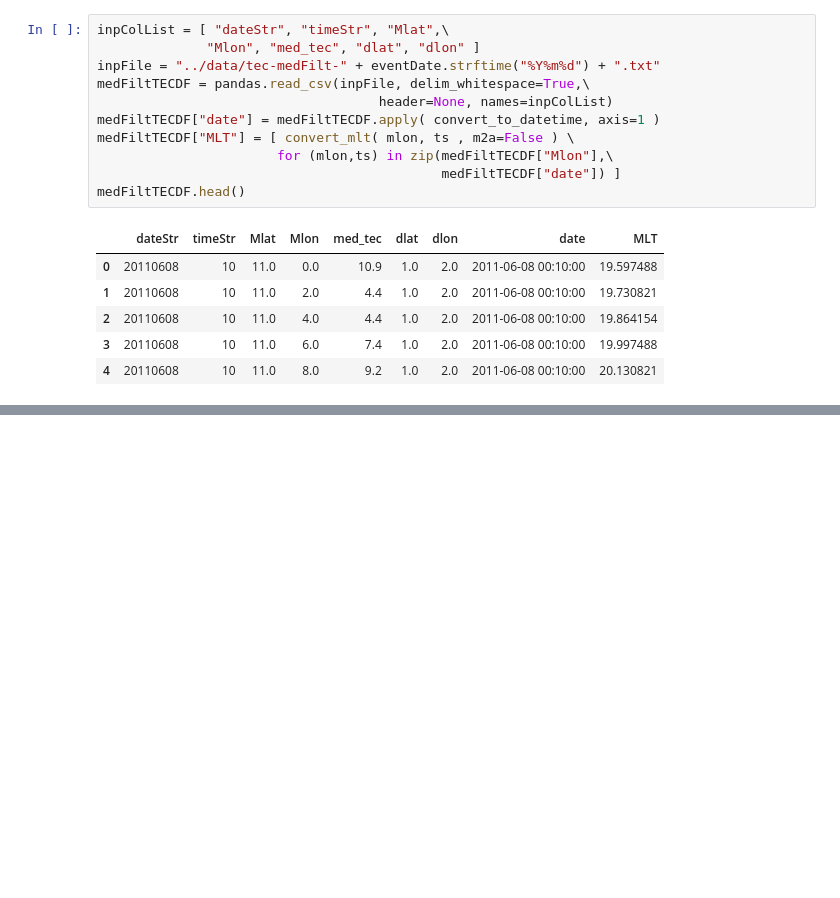
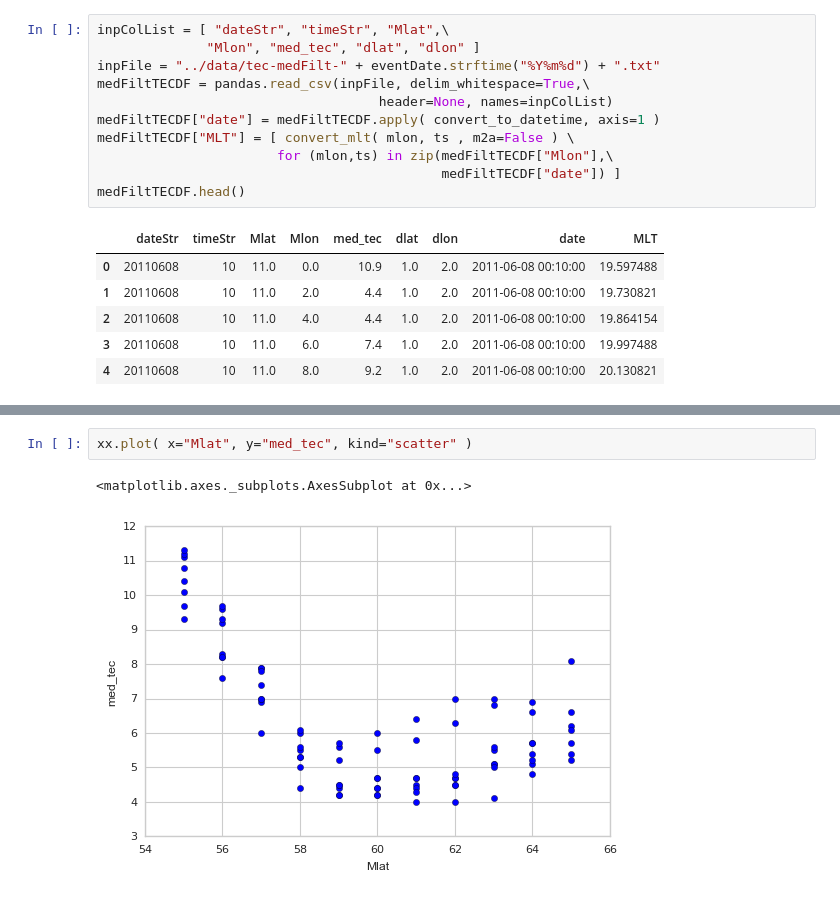
Before and after one commit to bharatreddy/scwsaps, a Jupyter notebook: ipy/tec_scw_20110608.ipynb, the cells around one changed output, grey strips where cells are left out. Saved outputs shown, nothing was run; the diff lists cells and outputs as text; blank space fills up the shorter version.

```diff
--- a/ipy/tec_scw_20110608.ipynb
+++ b/ipy/tec_scw_20110608.ipynb
@@ -207,0 +212,5 @@ numpy.median([61,62,67])
+# %%
+xx.plot( x="Mlat", y="med_tec", kind="scatter" )
+# %% [output]
+<matplotlib.axes._subplots.AxesSubplot at 0x...>
+[figure, added]
```
Also changed, not shown: parts of 6 cells of this notebook, 1 other file.
